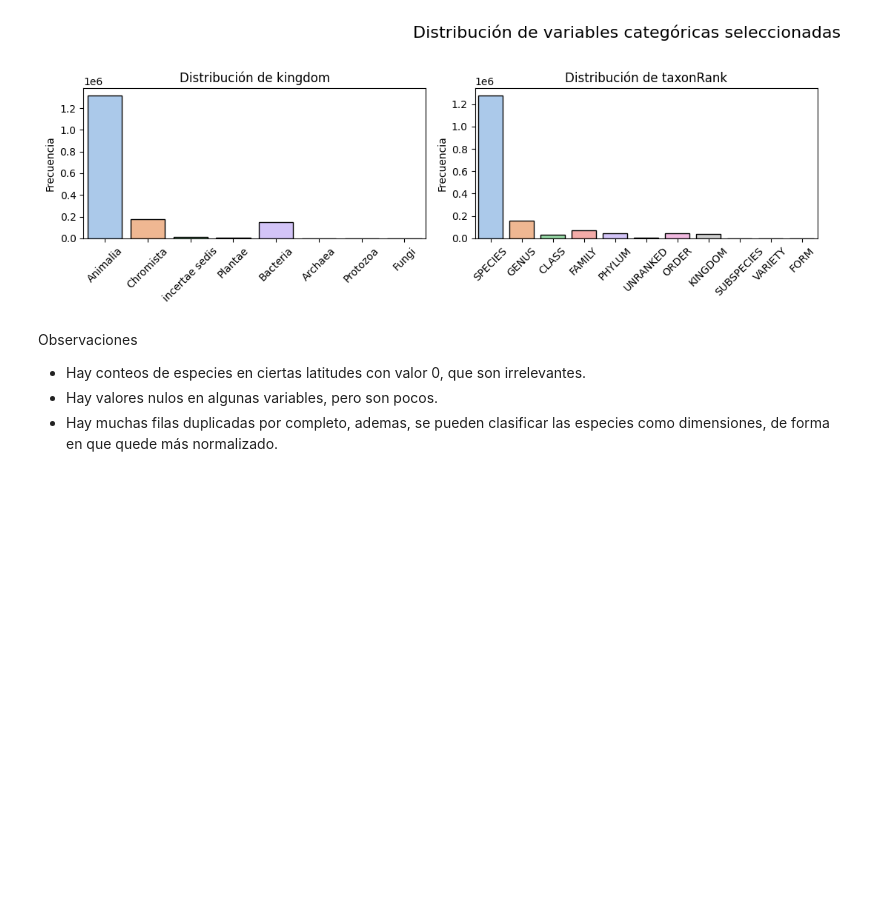
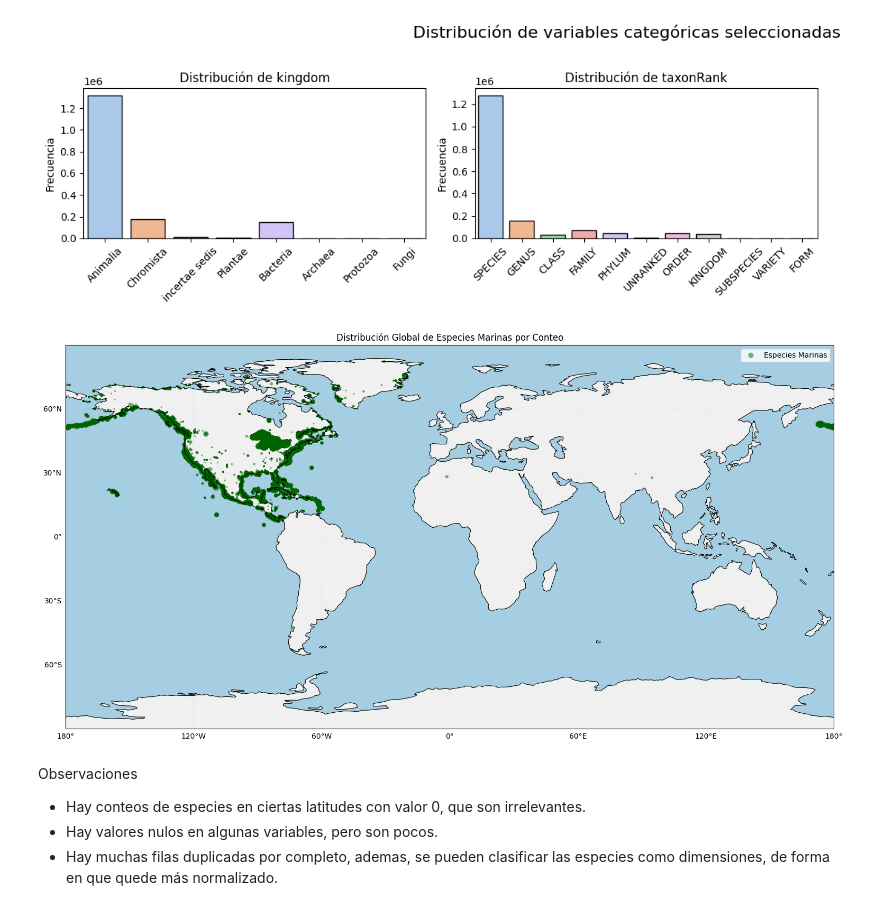
Before and after one commit to HEstefaniaR/ods14-Marine-ETL-2, a Jupyter notebook: EDA.ipynb, the cells around one changed output. Drawn from its saved outputs; the diff is of its cells as text; code cells hidden in the pictures; blank space fills up the shorter version.

```diff
--- a/EDA.ipynb
+++ b/EDA.ipynb
@@ -542,6 +542,53 @@ plt.tight_layout(rect=[0, 0, 1, 0.95])
 plt.show()
 # %% [output]
 [figure]
+# %%
+df_species = df_marine_species.rename(columns={
+    "decimalLatitude": "latitude",
+    "decimalLongitude": "longitude",
+    "individualCount": "count"
+})
+
+df_species = df_species.dropna(subset=["latitude", "longitude"])
+df_species["latitude"] = df_species["latitude"].astype(float)
+df_species["longitude"] = df_species["longitude"].astype(float)
+df_species = df_species[(df_species["latitude"] >= -90) & (df_species["latitude"] <= 90)]
+df_species["longitude"] = df_species["longitude"].apply(lambda x: x if x <= 180 else x - 360)
+df_species = df_species[(df_species["longitude"] >= -180) & (df_species["longitude"] <= 180)]
+
+if "count" not in df_species.columns:
+    df_species["count"] = 1
+
+sizes_species = np.log1p(df_species["count"].fillna(0)) * 10
+sizes_species = np.clip(sizes_species, 5, 100)
+
+plt.figure(figsize=(16, 8))
+ax = plt.axes(projection=ccrs.PlateCarree())
+ax.set_global()
+ax.coastlines(linewidth=0.8)
+ax.add_feature(cfeature.LAND, facecolor="#f0f0f0")
+ax.add_feature(cfeature.OCEAN, facecolor="#a6cee3")
+
+gl = ax.gridlines(draw_labels=True, linewidth=0.5, color='gray', alpha=0.3, linestyle='--')
+gl.top_labels = False
+gl.right_labels = False
+
+sc = ax.scatter(
+    df_species["longitude"], df_species["latitude"],
+    s=sizes_species,
+    c="darkgreen",
+    alpha=0.5,
+    edgecolor="none",
+    transform=ccrs.PlateCarree(),
+    label="Especies Marinas"
+)
+
+plt.legend(loc="upper right")
+plt.title("Distribución de Especies Marinas por Conteo")
+plt.tight_layout()
+plt.show()
+# %% [output]
+[figure, added]
 # %% [markdown]
 Observaciones
 - Hay conteos de especies en ciertas latitudes con valor 0, que son irrelevantes.
```
Also changed, not shown: parts of 3 cells of this notebook, 6 other files.
